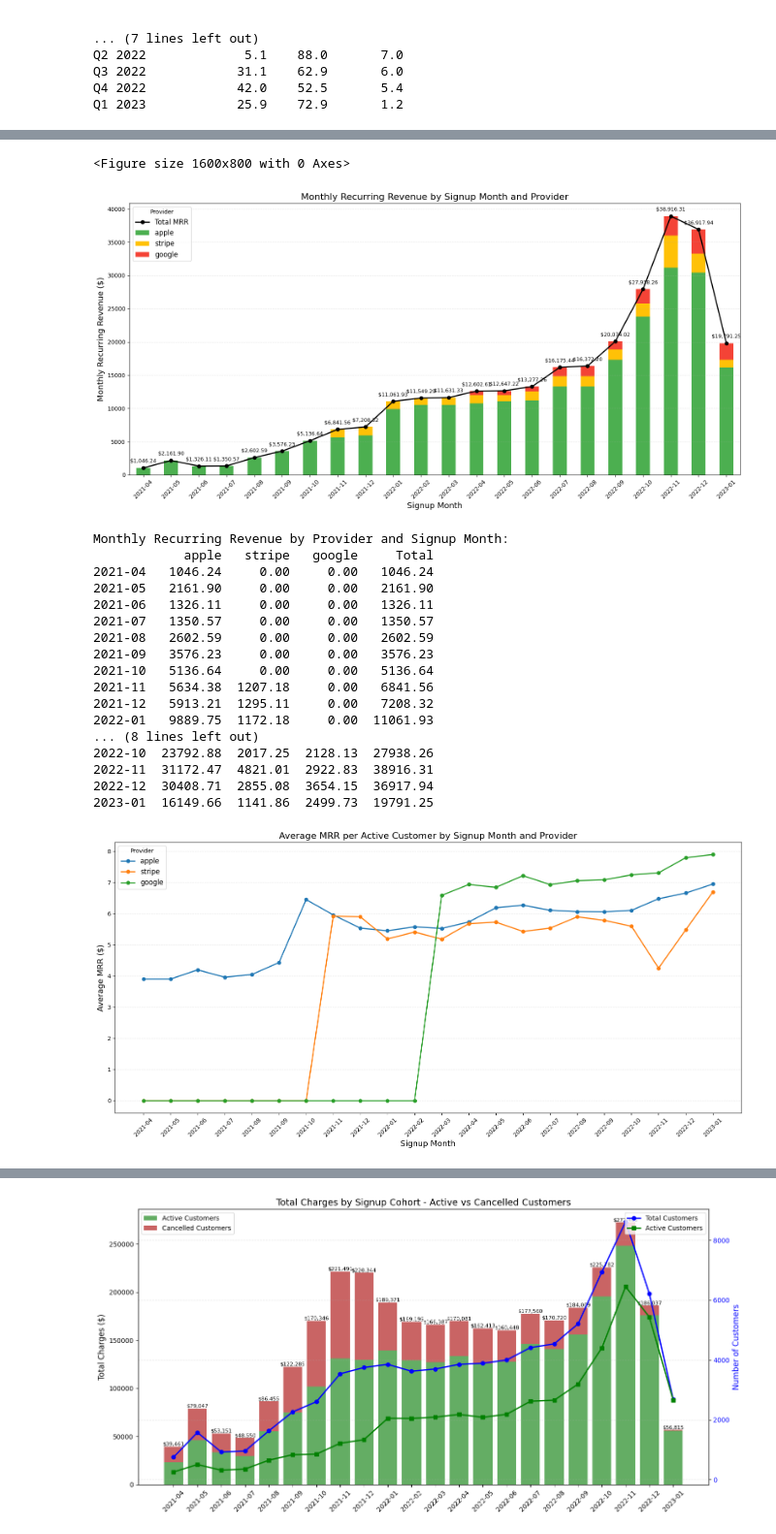
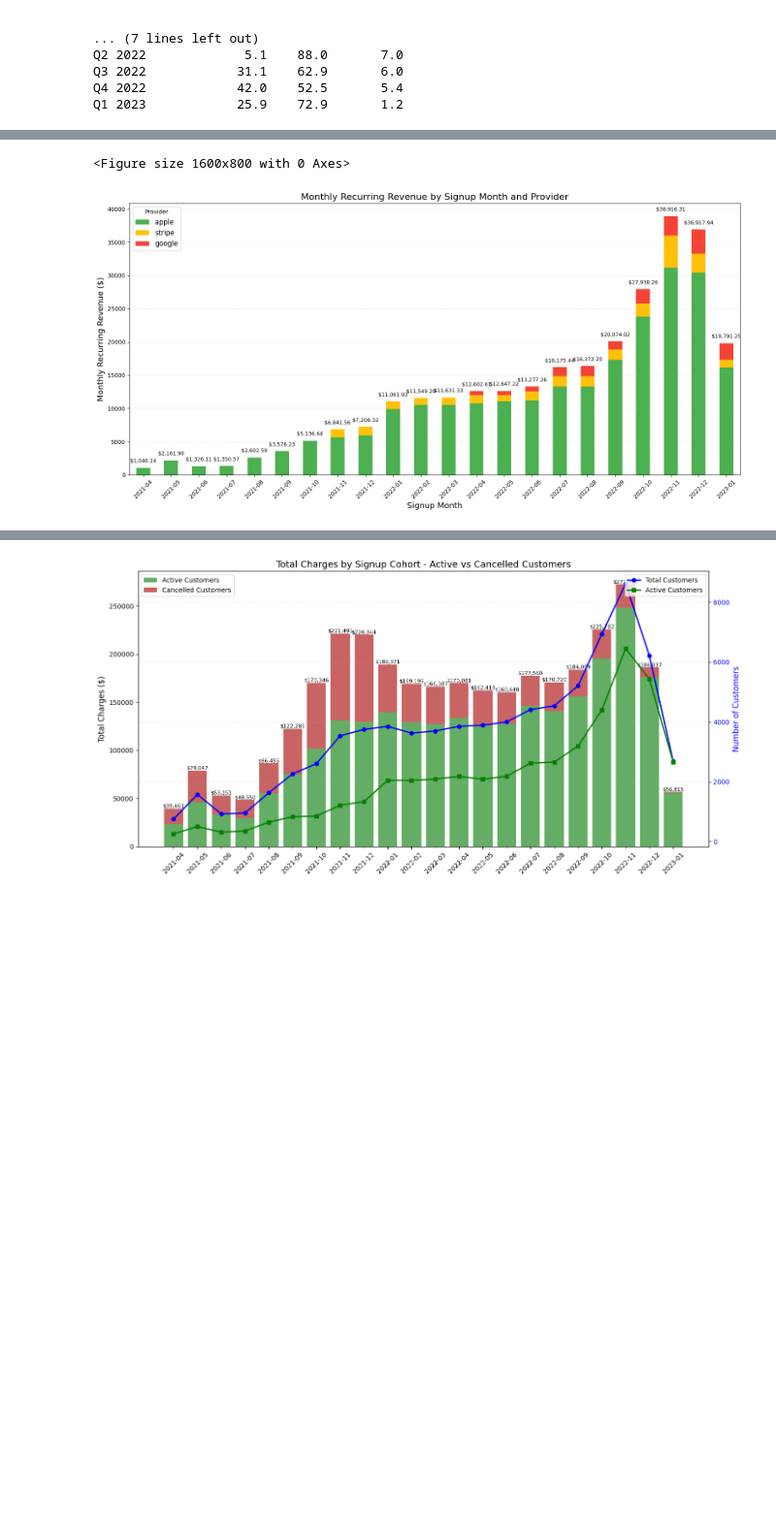
Before and after one commit to ConorJamesLeahy/retention_analysis_CJL, a Jupyter notebook: 4_Visualizations_Tables.ipynb, the cells around one changed output, grey strips where cells are left out. Shown at 97% size. Saved outputs shown, nothing was run; the diff lists cells and outputs as text; code cells hidden in the pictures; blank space fills up the shorter version.

```diff
--- a/4_Visualizations_Tables.ipynb
+++ b/4_Visualizations_Tables.ipynb
@@ -931,88 +878,33 @@ for provider in df_analysis['provider'].unique():
 
 # Fill NaN values with 0
 provider_mrr_by_month = provider_mrr_by_month.fillna(0)
 
 # Create a stacked bar chart for provider MRR by month
 plt.figure(figsize=(16, 8))
 ax = provider_mrr_by_month.plot(
     kind='bar', stacked=True, figsize=(16, 8),
     color=['#4CAF50', '#FFC107', '#F44336'])  # Colors for each provider
 
 # Add total line
 provider_mrr_by_month['Total'] = provider_mrr_by_month.sum(axis=1)
-plt.plot(range(len(provider_mrr_by_month)), provider_mrr_by_month['Total'],
-         marker='o', color='black', linewidth=2, label='Total MRR')
+# plt.plot(range(len(provider_mrr_by_month)), provider_mrr_by_month['Total'],
+#          marker='o', color='black', linewidth=2, label='Total MRR')
 
 plt.title('Monthly Recurring Revenue by Signup Month and Provider', fontsize=16)
 plt.xlabel('Signup Month', fontsize=14)
 plt.ylabel('Monthly Recurring Revenue ($)', fontsize=14)
 plt.legend(title='Provider', fontsize=12)
 plt.xticks(rotation=45)
 plt.grid(axis='y', linestyle='--', alpha=0.3)
 
 # Add total value labels
 for i, mrr in enumerate(provider_mrr_by_month['Total']):
     if mrr > 0:
         plt.text(i, mrr + provider_mrr_by_month['Total'].max()*0.02,
                 f'${mrr:,.2f}', ha='center', fontsize=9)
 
 plt.tight_layout()
 plt.show()
-
-# Print out the data for reference
-print("Monthly Recurring Revenue by Provider and Signup Month:")
-print(provider_mrr_by_month.round(2))
-
-# Also create a chart for average MRR per customer by provider
-plt.figure(figsize=(16, 8))
-
-# Create empty DataFrame for average MRR per customer
-avg_mrr_by_provider_month = pd.DataFrame(index=all_months)
-
-# Calculate average MRR per customer by signup month for each provider
-for provider in df_analysis['provider'].unique():
-    provider_data = df_analysis[df_analysis['provider'] == provider]
-
-    # Calculate average MRR by signup month
-    active_provider_data = provider_data[provider_data['is_active'] == 1]
-    monthly_avg_mrr = active_provider_data.groupby('signup_month')['avg_current_mrr'].mean()
-    avg_mrr_by_provider_month[provider] = monthly_avg_mrr
-
-# Fill NaN values with 0
-avg_mrr_by_provider_month = avg_mrr_by_provider_month.fillna(0)
-
-# Create line chart for average MRR by provider over time
-for provider in df_analysis['provider'].unique():
-    plt.plot(range(len(avg_mrr_by_provider_month)),
-             avg_mrr_by_provider_month[provider],
-             marker='o', linewidth=2, label=provider)
-
-plt.title('Average MRR per Active Customer by Signup Month and Provider', fontsize=16)
-plt.xlabel('Signup Month', fontsize=14)
-plt.ylabel('Average MRR ($)', fontsize=14)
-plt.legend(title='Provider', fontsize=12)
-plt.xticks(range(len(avg_mrr_by_provider_month)), avg_mrr_by_provider_month.index, rotation=45)
-plt.grid(axis='y', linestyle='--', alpha=0.3)
-plt.tight_layout()
-plt.show()
 # %% [output]
 <Figure size 1600x800 with 0 Axes>
-[figure, old version]
+[figure, new version]
-Monthly Recurring Revenue by Provider and Signup Month:
-            apple   stripe   google     Total
-2021-04   1046.24     0.00     0.00   1046.24
-2021-05   2161.90     0.00     0.00   2161.90
-2021-06   1326.11     0.00     0.00   1326.11
-2021-07   1350.57     0.00     0.00   1350.57
-2021-08   2602.59     0.00     0.00   2602.59
-2021-09   3576.23     0.00     0.00   3576.23
-2021-10   5136.64     0.00     0.00   5136.64
-2021-11   5634.38  1207.18     0.00   6841.56
-2021-12   5913.21  1295.11     0.00   7208.32
-2022-01   9889.75  1172.18     0.00  11061.93
-... (8 lines left out)
-2022-10  23792.88  2017.25  2128.13  27938.26
-2022-11  31172.47  4821.01  2922.83  38916.31
-2022-12  30408.71  2855.08  3654.15  36917.94
-2023-01  16149.66  1141.86  2499.73  19791.25
-[figure, removed]
```
Also changed, not shown: parts of 44 cells of this notebook, 11 other files.
